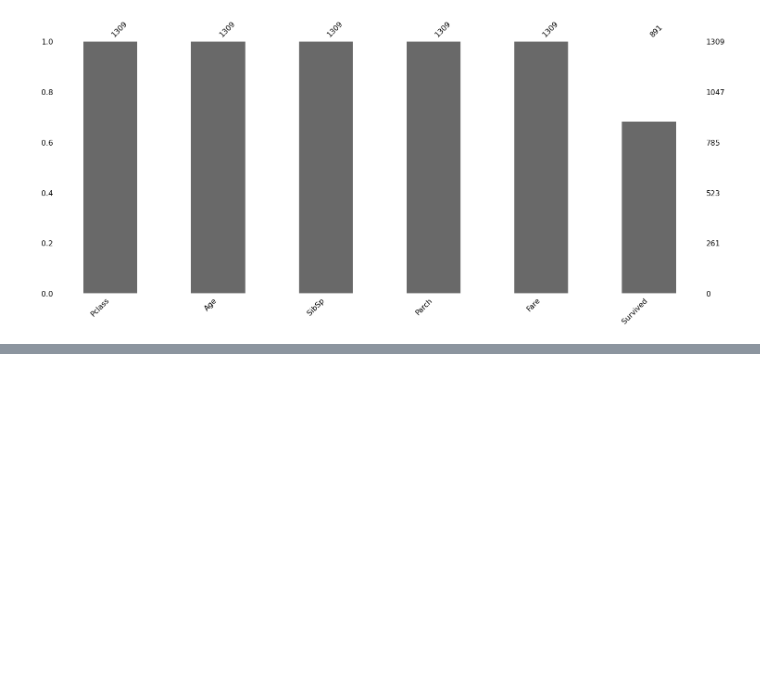
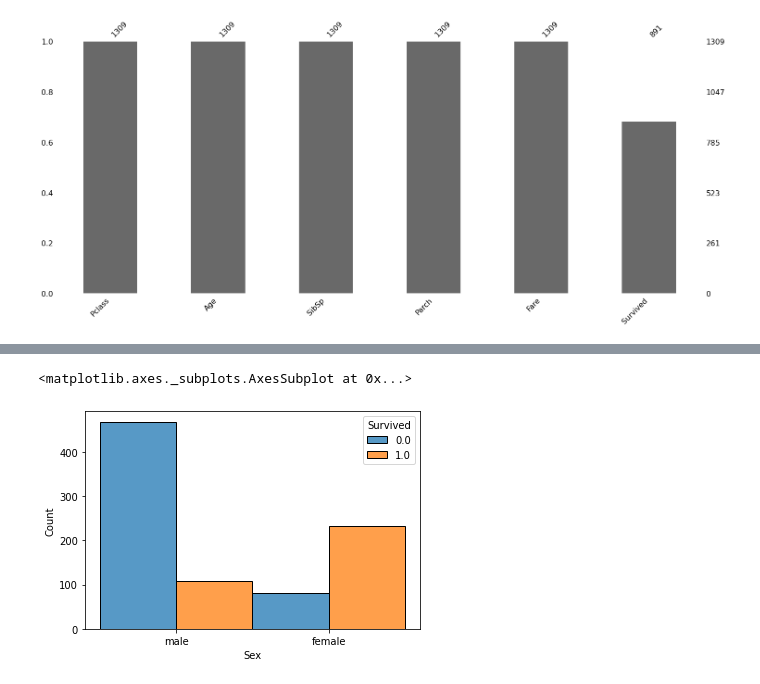
Before and after one commit to eunsol123/Python-study, a Jupyter notebook: 타이타닉.ipynb, the cells around one changed output, grey strips where cells are left out. Cells and saved outputs as stored; diff of their text form; code cells hidden in the pictures; blank space fills up the shorter version.

```diff
--- a/타이타닉.ipynb
+++ b/타이타닉.ipynb
@@ -204,0 +256,8 @@ X_tr, X_val, y_tr, y_val = train_test_split(X_train, y_train, test_size = 0.2, s
+# %%
+# Sex 성별
+
+sns.histplot(x='Sex', hue='Survived',
+             data=data[data['TrainSplit']=='Train'], multiple='dodge')
+# %% [output]
+<matplotlib.axes._subplots.AxesSubplot at 0x...>
+[figure, added]
```
Also changed, not shown: parts of 16 cells of this notebook.
